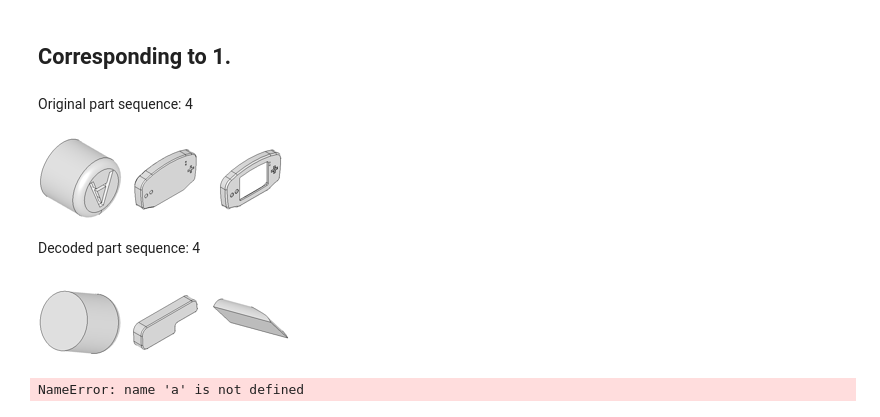
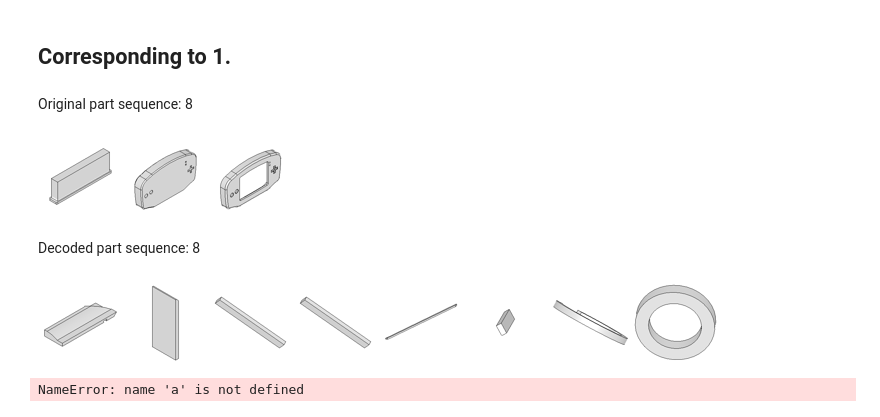
Before and after one commit to gymbeijing/mechanism-identification-public, a Jupyter notebook: search_parts.ipynb, the cells around one changed output. Saved outputs shown, nothing was run; the diff lists cells and outputs as text; code cells hidden in the pictures.

```diff
--- a/search_parts.ipynb
+++ b/search_parts.ipynb
@@ -555,33 +743,33 @@ for dec_seq_idx in range(10):
 ## Corresponding to 1.
 # %%
 vid = '00'
-rec_seq_idx = 4
+rec_seq_idx = 8
 
 img_md_list = []
 for img_idx in all_ori_closest_emb_list[rec_seq_idx]:
     img_md = all_md[img_idx]
     img_md_list.append(img_md)
 
 img_name_list = extend_metadata_to_filepath(img_md_list, vid)
 
 display_image_grid(f'Original part sequence: {rec_seq_idx}', img_name_list)
 
 # vid = '00'
 # rec_seq_idx = 79
 
 img_md_list = []
 for img_idx in all_rec_closest_emb_list[rec_seq_idx]:
     img_md = all_md[img_idx]
     img_md_list.append(img_md)
 
 img_name_list = extend_metadata_to_filepath(img_md_list, vid)
 
 display_image_grid(f'Decoded part sequence: {rec_seq_idx}', img_name_list)
 # %% [output]
-Original part sequence: 4
+Original part sequence: 8
-[figure, old version]
+[figure, new version]
-Decoded part sequence: 4
+Decoded part sequence: 8
-[figure, old version]
+[figure, new version]
 # %%
 print(a[:10])
 # %% [output]
```
Also changed, not shown: parts of 8 cells of this notebook.
